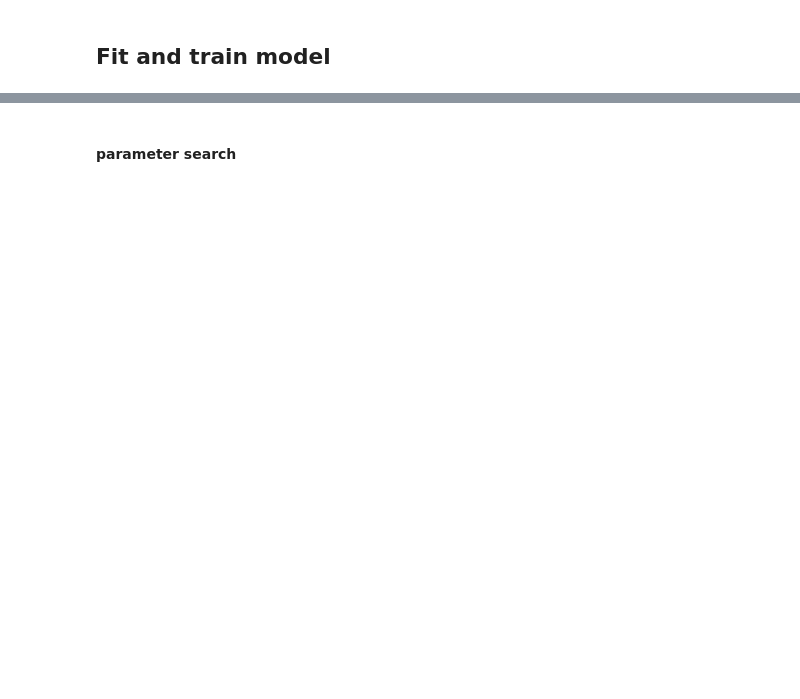
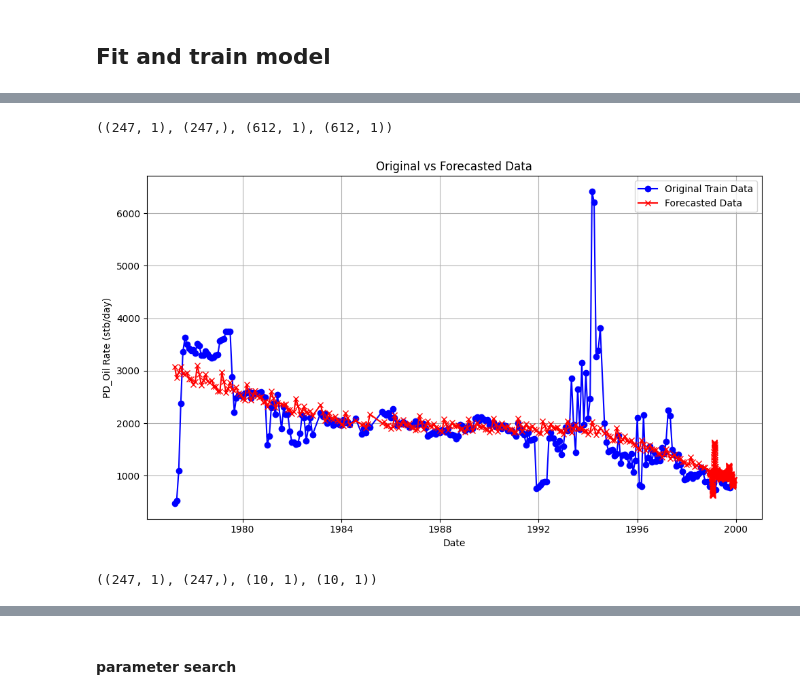
Before and after one commit to thanktua-spp/dca_ml_models, a Jupyter notebook: models_experimentation/prophet_model.ipynb, the cells around one changed output, grey strips where cells are left out. Cells and saved outputs as stored; diff of their text form; code cells hidden in the pictures; blank space fills up the shorter version.

```diff
--- a/models_experimentation/prophet_model.ipynb
+++ b/models_experimentation/prophet_model.ipynb
@@ -33,3 +79,3 @@ X_train, y_train, X_test, y_test = exp.train_test_split_by_date(df_pdoil, 'ds',
 # %%
-df_train = X_train.join(y_train)
-df_test = X_test.join(y_test)
+df_train = pd.concat([X_train, y_train], axis=1)
+df_test =pd.concat([X_test, y_test], axis=1)
@@ -37,0 +106,19 @@ df_test = X_test.join(y_test)
+# %%
+import matplotlib.pyplot as plt
+
+def plot_train_infer(X_train, y_train, forecast_ds):
+    plt.figure(figsize=(10, 6))
+
+    # Plot original training data
+    plt.plot(X_train['ds'], y_train['y'], color='blue', label='Original Train Data', marker='o')
+
+    # Plot forecasted data
+    plt.plot(forecast_ds['ds'], forecast_ds['yhat'], color='red', label='Forecasted Data', marker='x')
+
+    plt.title('Original vs Forecasted Data')
+    plt.xlabel('Date')
+    plt.ylabel('PD_Oil Rate (stb/day)')
+    plt.legend()
+    plt.grid(True)
+    plt.tight_layout()
+    plt.show()
@@ -37,0 +140,4 @@ df_test = X_test.join(y_test)
+# %%
+future = model.make_future_dataframe(periods=365)
+forecast_entire_data = model.predict(future)
+forecast_entire_data[['ds', 'yhat', 'yhat_lower', 'yhat_upper']].tail()
@@ -37,0 +153,15 @@ df_test = X_test.join(y_test)
+# %%
+X_train.shape, y_train.shape, forecast_entire_data[['ds']].shape, forecast_entire_data[['yhat']].shape
+# %% [output]
+((247, 1), (247,), (612, 1), (612, 1))
+# %%
+plot_train_infer(df_pdoil, df_pdoil, forecast_entire_data)
+# %% [output]
+[figure, added]
+# %%
+forecast_test = model.predict(X_test)
+forecast_test[['ds', 'yhat', 'yhat_lower', 'yhat_upper']].tail()
+
+X_train.shape, y_train.shape, forecast_test[['ds']].shape, forecast_test[['yhat']].shape
+# %% [output]
+((247, 1), (247,), (10, 1), (10, 1))
```
Also changed, not shown: parts of 36 cells of this notebook, 3 other files.
